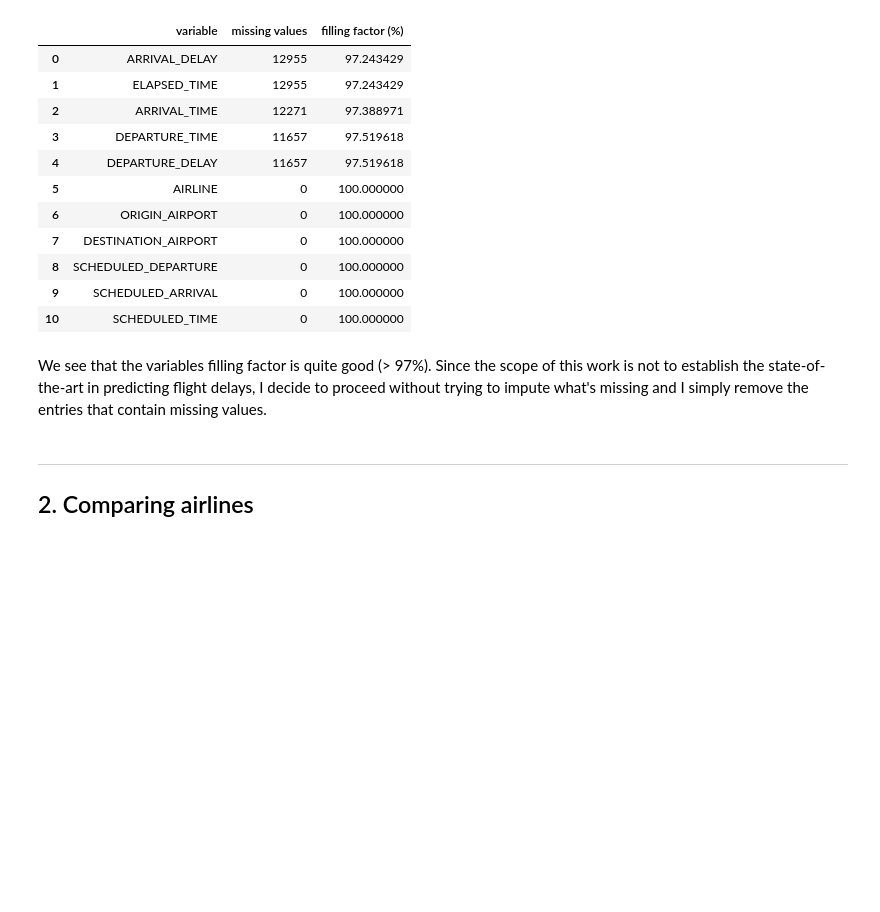
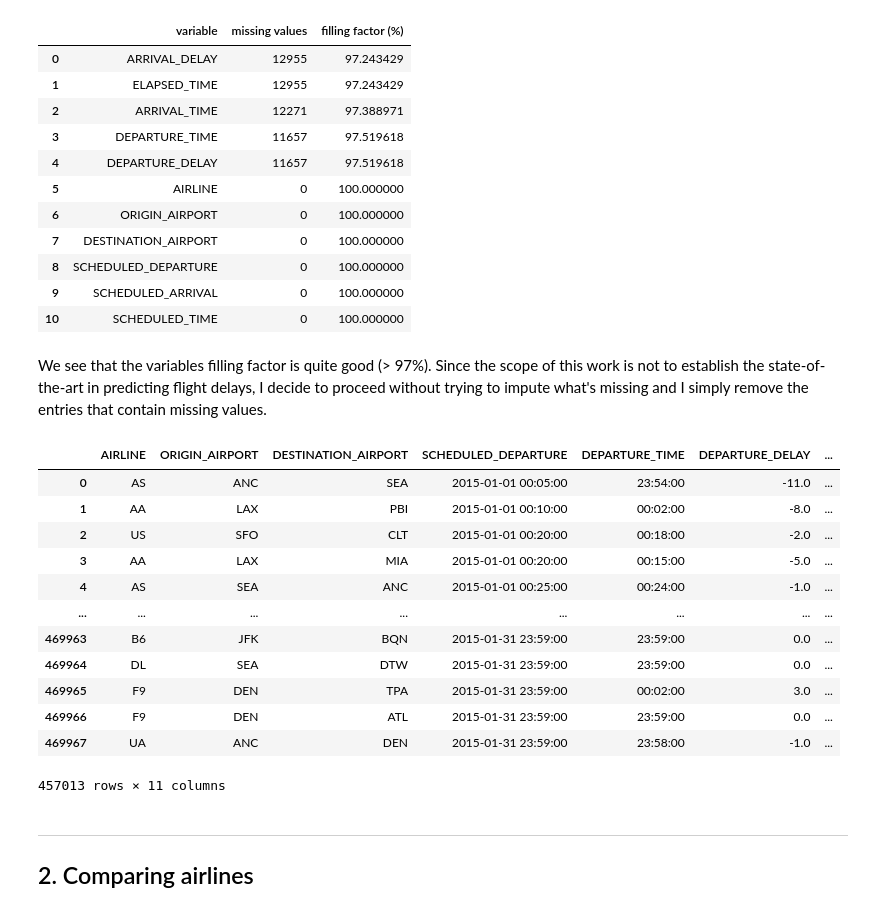
Before and after one commit to cheparity/Flight-delay, a Jupyter notebook: predicting-flight-delays-tutorial.ipynb, the cells around one changed output. Saved outputs shown, nothing was run; the diff lists cells and outputs as text; code cells hidden in the pictures; blank space fills up the shorter version.

```diff
--- a/predicting-flight-delays-tutorial.ipynb
+++ b/predicting-flight-delays-tutorial.ipynb
@@ -279,6 +273,21 @@ missing_df.sort_values('filling factor (%)').reset_index(drop = True)
 We see that the variables filling factor is quite good (> 97%). Since the scope of this work is not to establish the state-of-the-art in predicting flight delays, I decide to proceed without trying to impute what's missing and I simply remove the entries that contain missing values.
 # %%
 df.dropna(inplace = True)
+df
+# %% [output]
+|  | AIRLINE | ORIGIN_AIRPORT | DESTINATION_AIRPORT | SCHEDULED_DEPARTURE | DEPARTURE_TIME | DEPARTURE_DELAY | ... |
+| 0 | AS | ANC | SEA | 2015-01-01 00:05:00 | 23:54:00 | -11.0 | ... |
+| 1 | AA | LAX | PBI | 2015-01-01 00:10:00 | 00:02:00 | -8.0 | ... |
+| 2 | US | SFO | CLT | 2015-01-01 00:20:00 | 00:18:00 | -2.0 | ... |
+| 3 | AA | LAX | MIA | 2015-01-01 00:20:00 | 00:15:00 | -5.0 | ... |
+| 4 | AS | SEA | ANC | 2015-01-01 00:25:00 | 00:24:00 | -1.0 | ... |
+| ... | ... | ... | ... | ... | ... | ... | ... |
+| 469963 | B6 | JFK | BQN | 2015-01-31 23:59:00 | 23:59:00 | 0.0 | ... |
+| 469964 | DL | SEA | DTW | 2015-01-31 23:59:00 | 23:59:00 | 0.0 | ... |
+| 469965 | F9 | DEN | TPA | 2015-01-31 23:59:00 | 00:02:00 | 3.0 | ... |
+| 469966 | F9 | DEN | ATL | 2015-01-31 23:59:00 | 23:59:00 | 0.0 | ... |
+| 469967 | UA | ANC | DEN | 2015-01-31 23:59:00 | 23:58:00 | -1.0 | ... |
+457013 rows × 11 columns
 # %% [markdown]
 ___
 ## 2. Comparing airlines
```
Also changed, not shown: parts of 26 cells of this notebook.
